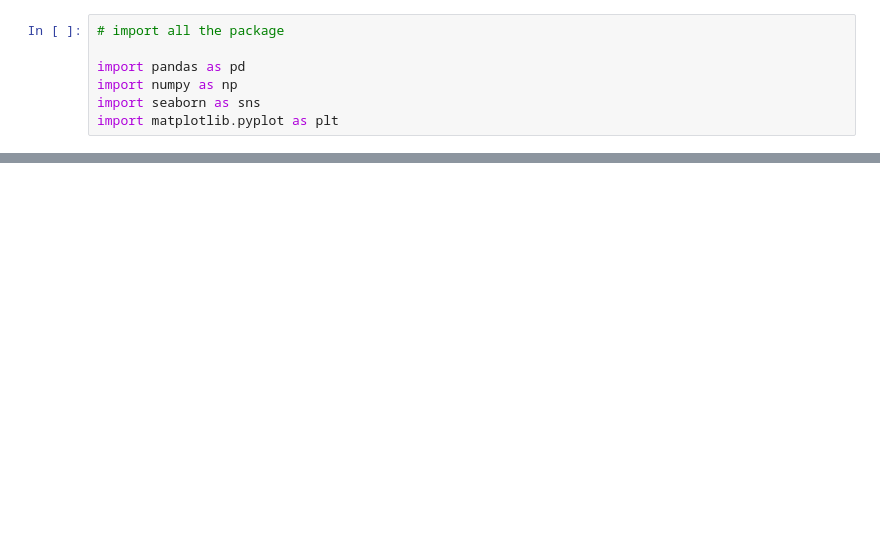
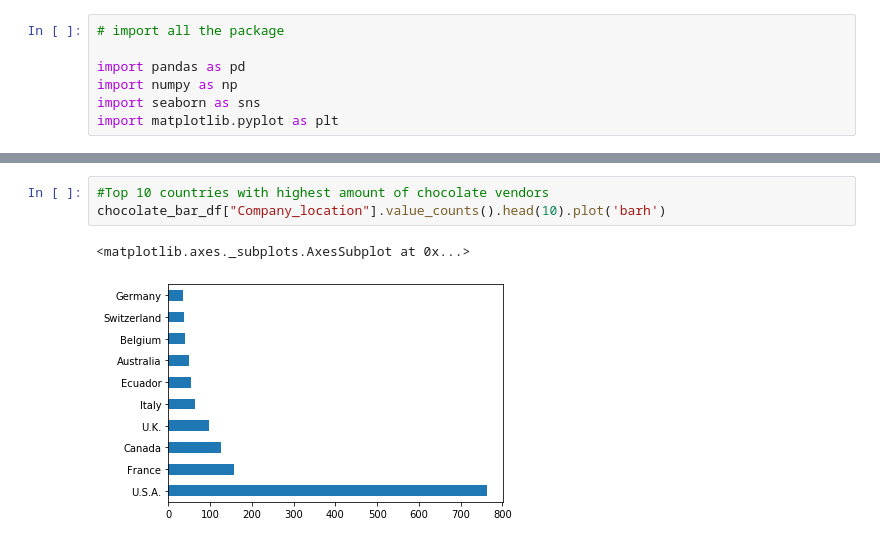
Before and after one commit to lhoaibao/MachineLearningProblemSets, a Jupyter notebook: lesson4_problems.ipynb, the cells around one changed output, grey strips where cells are left out. Saved outputs shown, nothing was run; the diff lists cells and outputs as text; blank space fills up the shorter version.

```diff
--- a/lesson4_problems.ipynb
+++ b/lesson4_problems.ipynb
@@ -86,0 +237,6 @@ memory usage: 126.3+ KB
+# %%
+#Top 10 countries with highest amount of chocolate vendors
+chocolate_bar_df["Company_location"].value_counts().head(10).plot('barh')
+# %% [output]
+<matplotlib.axes._subplots.AxesSubplot at 0x...>
+[figure, added]
```
Also changed, not shown: parts of 22 cells of this notebook.
